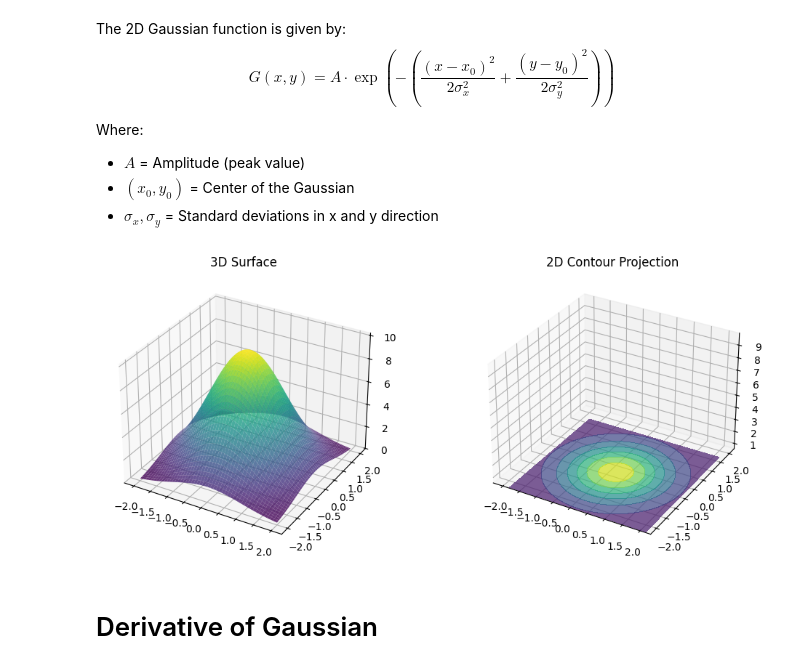
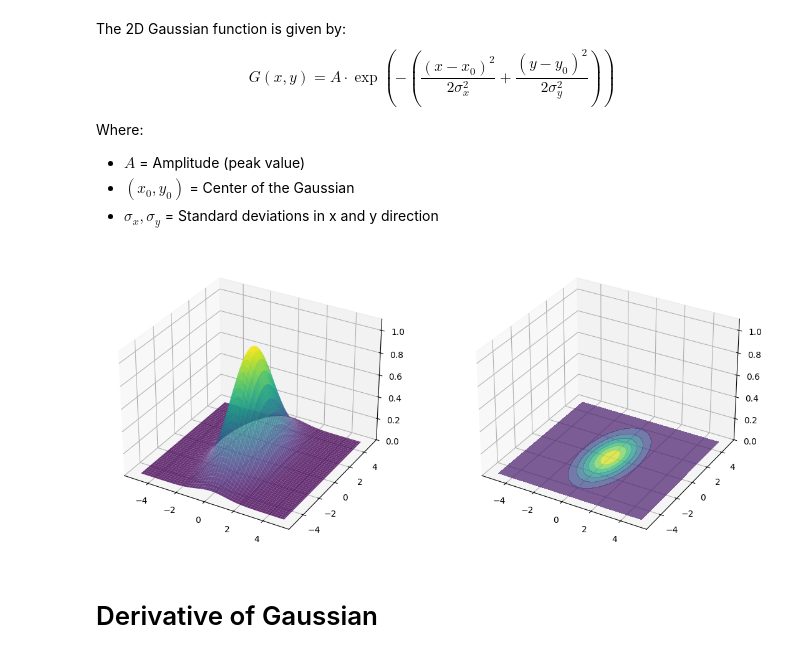
Before and after one commit to lukestairwalker/OpenCV, a Jupyter notebook: notebooks/filter.ipynb, the cells around one changed output. Drawn from its saved outputs; the diff is of its cells as text; code cells hidden in the pictures.

```diff
--- a/notebooks/filter.ipynb
+++ b/notebooks/filter.ipynb
@@ -92,37 +307,39 @@ Where:
 # %%
 import numpy as np
 import matplotlib.pyplot as plt
 
-# Parameters
-A = 10
+# Parameter
+A = 1
 x0, y0 = 0, 0
 sigma_x = 1
-sigma_y = 1
+sigma_y = 2
 
 # Grid
-x = np.linspace(-2, 2, 100)
-y = np.linspace(-2, 2, 100)
+x = np.linspace(-5, 5, 100)
+y = np.linspace(-5, 5, 100)
 X, Y = np.meshgrid(x, y)
 
 # 2D Gaussian
 Z = A * np.exp(-(((X - x0)**2) / (2 * sigma_x**2) + ((Y - y0)**2) / (2 * sigma_y**2)))
 
-# Create figure with two subplots
+# Plot
 fig = plt.figure(figsize=(12, 5))
 
-# Left: 3D Surface
+# 3D Surface
 ax1 = fig.add_subplot(1, 2, 1, projection='3d')
 ax1.plot_surface(X, Y, Z, cmap='viridis', alpha=0.8)
-ax1.set_title('3D Surface')
 
-# Right: 2D Contour projected onto x-y-plane
+# 2D Contour projection auf die x-y-Ebene bei z=0
 ax2 = fig.add_subplot(1, 2, 2, projection='3d')
 ax2.contourf(X, Y, Z, zdir='z', offset=0, cmap='viridis', alpha=0.7)
-ax2.set_title('2D Contour Projection')
 
+# Achsen
+ax1.set_zlim(0, A*1.1)
+ax2.set_zlim(0, A*1.1)
+plt.tight_layout()
 plt.show()
 # %% [output]
-[figure, old version]
+[figure, new version]
 # %% [markdown]
 # Derivative of Gaussian
 # %%
```
Also changed, not shown: parts of 9 cells of this notebook.
